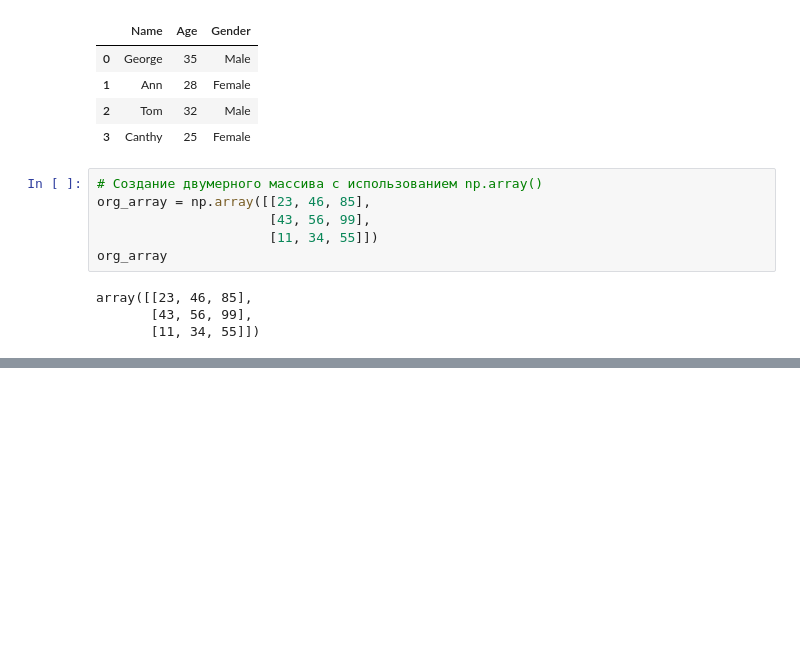
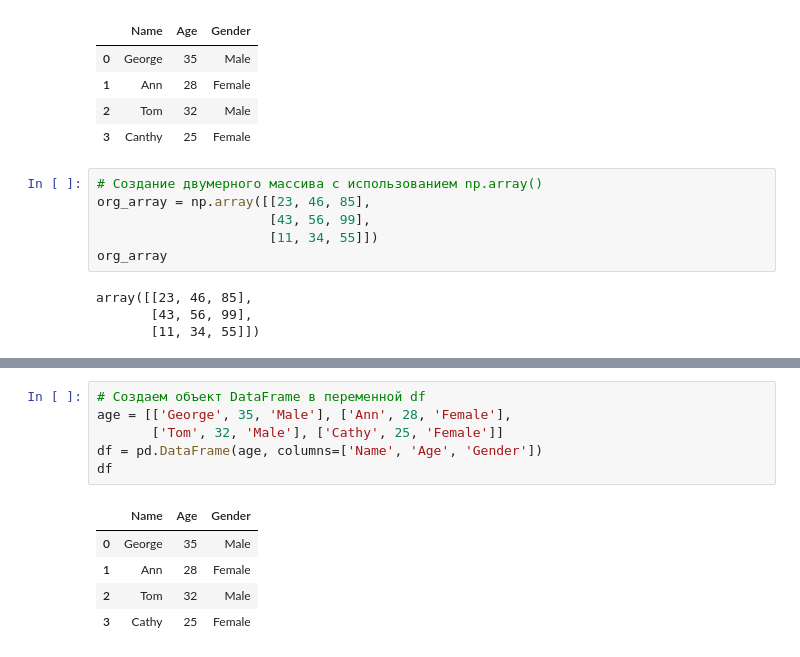
Before and after one commit to Alexey9991984/DataAnalysisPractice, a Jupyter notebook: notebooks/Stepik Pandas.ipynb, the cells around one changed output, grey strips where cells are left out. Cells and saved outputs as stored; diff of their text form; blank space fills up the shorter version.

```diff
--- a/notebooks/Stepik Pandas.ipynb
+++ b/notebooks/Stepik Pandas.ipynb
@@ -28,0 +59,12 @@ array([[23, 46, 85],
+# %%
+# Создаем объект DataFrame в переменной df
+age = [['George', 35, 'Male'], ['Ann', 28, 'Female'],
+       ['Tom', 32, 'Male'], ['Cathy', 25, 'Female']]
+df = pd.DataFrame(age, columns=['Name', 'Age', 'Gender'])
+df
+# %% [output]
+|  | Name | Age | Gender |
+| 0 | George | 35 | Male |
+| 1 | Ann | 28 | Female |
+| 2 | Tom | 32 | Male |
+| 3 | Cathy | 25 | Female |
```
Also changed, not shown: parts of 6 cells of this notebook, 5 other files.
